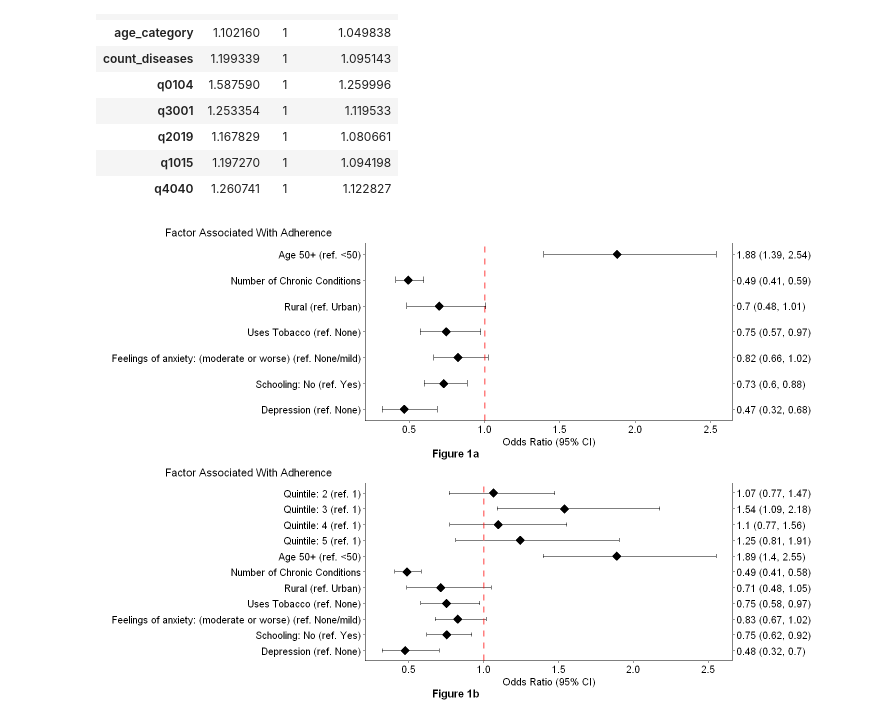
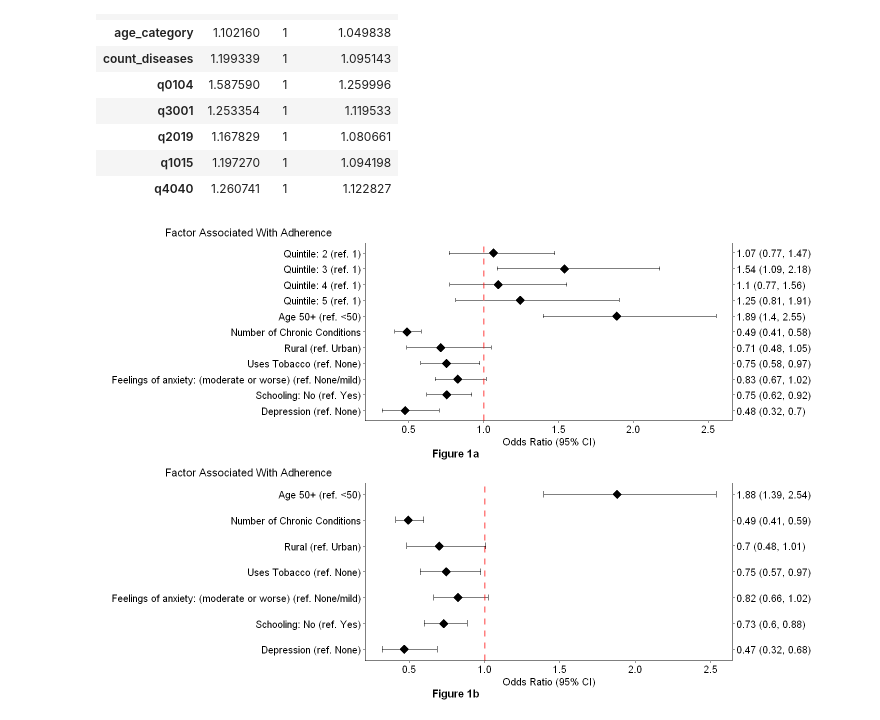
Before and after one commit to KGrewal1/SAGE2Adherence, a Jupyter notebook: SAGE2Adherence.ipynb, the cells around one changed output. Drawn from its saved outputs; the diff is of its cells as text; code cells hidden in the pictures.

```diff
--- a/SAGE2Adherence.ipynb
+++ b/SAGE2Adherence.ipynb
@@ -1167,11 +1200,11 @@ A matrix: 8 × 3 of type dbl
 # %%
 options(repr.plot.width = 12, repr.plot.height = 8)
 # %%
-combined_plot <- ggarrange(plot1,
-                           plot2,
+combined_plot <- ggarrange(plot2,
+                           plot1,
                            nrow = 2,
                            ncol = 1)
 combined_plot
 ggsave(file="Figures/ForestPlotWeightedCombined.png", width=12, height=8, dpi=600)
 # %% [output]
-[figure, old version]
+[figure, new version]
```
Also changed, not shown: parts of 11 cells of this notebook, 7 other files.
